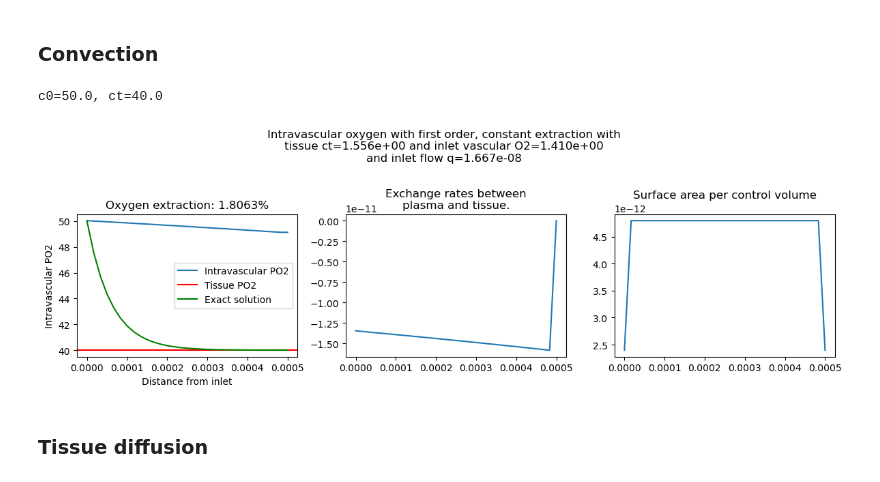
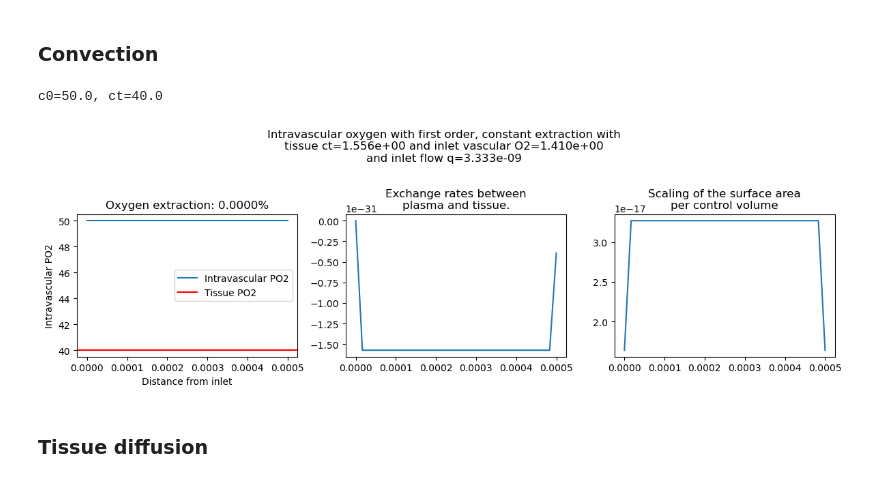
Before and after one commit to remihndz/Macular-Oxygenation, a Jupyter notebook: Oxygen-Voxel-Method/src/CleanCode.ipynb, the cells around one changed output. Cells and saved outputs as stored; diff of their text form; code cells hidden in the pictures.

```diff
--- a/Oxygen-Voxel-Method/src/CleanCode.ipynb
+++ b/Oxygen-Voxel-Method/src/CleanCode.ipynb
@@ -779,9 +441,9 @@ class ControlVolumes(object):
         vasc = find_edge(G, eType, 0)
         endo = find_edge(G, eType, 1)
         vertex_index = G.vertex_index
-        for cv, voxel in tqdm(vasc):
+        for cv, voxel in tqdm(vasc, desc="Adding vascular voxels to graph"):
             self.VAG.vp['vascular'][cv].append(vertex_index[voxel])
-        for cv, voxel in tqdm(endo):
+        for cv, voxel in tqdm(endo, desc="Adding endothelium voxels to graph"):
             self.VAG.vp['endothelium'][cv].append(vertex_index[voxel])
 
         # self.VAG.vp['endothelium'] = endo
@@ -982,10 +727,9 @@ Tissue O2 concentration (boundary condition): ctBC=1.5559999999999998
 # %%
 # Randomly oriented vessel
 # p0, p1 = np.random.random(3), np.random.random(3)
-p0 = np.array([0.0,0,0.0]) * convertMicron
-p1 = np.array([0.0,vy,0.0]) * convertMicron
+p0 = np.array([0.0,0,0.0])
+p1 = np.array([0.0,vy,0.0])
 n = (p1-p0)/np.linalg.norm(p0-p1, 2)
-r = 5 * convertMicron # The radius of the vessel
 l = np.linalg.norm(p0-p1, 2)
 k = 5
 
@@ -1000,8 +744,8 @@ VAG.vp['plexus'] = VAG.new_vertex_property("int", val=0)
 VAG.vp['sort'] = VAG.new_vertex_property('int', vals=gt.topology.topological_sort(VAG))
 
 # gt.draw.graph_draw(VAG, pos=VAG.vp['position'])
-CV = ControlVolumes(Grid(origin=(cx*convertMicron,cy*convertMicron,cz*convertMicron),
-                         sideLengths=(110*convertMicron,110*convertMicron,110*convertMicron),
+CV = ControlVolumes(Grid(origin=(cx,cy,cz),
+                         sideLengths=(lx,ly,lz),
                          shape=(50,50,50)),
                          vessels=VAG)
 
@@ -1180,12 +924,15 @@ def ConvectionMatrices(CV):
     Dout = sp.dia_matrix(((CV._vessels.get_out_degrees(CV._vessels.get_vertices())==0).astype(int), 0),
                         shape=(CV._vessels.num_vertices(), CV._vessels.num_vertices()))
     q = CV._vessels.ep['q']
-    Q = sp.dia_matrix((q.a, 0), shape=2*[CV.VAG.num_edges()])
+    Q = sp.dia_matrix((q.a, 0), shape=2*[CV._vessels.num_edges()])
+
+    l = CV._vessels.ep['length']
+    L = sp.dia_matrix((1.0/l.a, 0), shape=2*[CV._vessels.num_edges()])
+
     Min  = Din @ C1.T @ Q @ (PositivePart(-C1))
-    MOut = Dout @ C1.T @ Q @ PositivePart(C1)
-    M = sp.lil_matrix(Din.shape)
-    M = C1.T@(PositivePart(Q)@PositivePart(C1) - PositivePart(-Q)@PositivePart(-C1))
-    #M -= MOut
+    # MOut = Dout @ C1.T @ Q @ PositivePart(C1)
+    M = C1.T@(PositivePart(L@Q)@PositivePart(C1) - PositivePart(-L@Q)@PositivePart(-C1))
+    # M -= MOut
     return M.T.tocsr(), Min.T.tocsr(), Din.tocsr()
 
 # Reorder to topological order
@@ -1205,42 +952,44 @@ s = np.array([np.linalg.norm(CV._vessels.vp['position'][n]) for n in CV._vessels
 def SurfaceAreaMatrix(CV):
     # Surface area where O2 can exit the control volume
     N = np.asarray([len(l) for l in CV.VAG.vp['endothelium']])
     C1 = gt.spectral.incidence(CV._vessels).T
     S = np.where(N!=0, 1/N, 0)
     S = np.multiply(S, abs(C1.T).dot((2*np.pi*CV._vessels.ep['radius'].a)*CV._vessels.ep['length'].a))
     S = sp.spdiags([S], [0])
     return S.tocsr()
 S = SurfaceAreaMatrix(CV)
 
 # Solve
+CV._vessels.ep['q'].a *= 2
 Convection = Min + M
-IntravascularOxygen = (sp.eye(*M.shape)-0*Din)@(C2v.T@S@C2v)
-ExtravascularOxygen = (sp.eye(*M.shape)-0*Din)@C2v.T@S@C2t@tissueSurroundingKeptConstant
-IntravascularOxygen = sp.dia_matrix((2*np.pi*r*CV._vessels.ep['length'].a,0), M.shape)
-ExtravascularOxygen = ctBC * sp.dia_matrix((2*np.pi*r*CV._vessels.ep['length'].a,0), M.shape)@np.ones(M.shape[1])
+IntravascularOxygen = (sp.eye(*M.shape)-Din)@(C2v.T@S@C2v)
+ExtravascularOxygen = (sp.eye(*M.shape)-Din)@C2v.T@S@C2t@tissueSurroundingKeptConstant
+# IntravascularOxygen = sp.dia_matrix((2*np.pi*r*CV._vessels.ep['length'].a,0), M.shape)
+# ExtravascularOxygen = ctBC * sp.dia_matrix((2*np.pi*r*CV._vessels.ep['length'].a,0), M.shape)@np.ones(M.shape[1])
 
 # cv,_ = sp.linalg.gmres((Convection + Gamma_v/h_v * IntravascularOxygen), Gamma_v/h_v*ExtravascularOxygen + Min@cvBar)
-cv = sp.linalg.spsolve(Convection - Gamma_v/h_v * IntravascularOxygen, -Gamma_v/h_v*ExtravascularOxygen + Min@cvBar)
+cv = sp.linalg.spsolve(Convection - Gamma_v/h_v * IntravascularOxygen, -Gamma_v/h_v*ExtravascularOxygen + Din@Min@cvBar)
 # Gamma_v/h_v * sp.eye(cvBar.size)), Gamma_v/h_v*tissueSurroundingKeptConstant + Min@cvBar)
 # cv/=alpha
 fig = plt.figure(layout='tight', figsize=(12,4))
 plt.suptitle(f"Intravascular oxygen with first order, constant extraction with\ntissue ct={tissueSurroundingKeptConstant[0]:.3e} and inlet vascular O2={cIn:.3e}\nand inlet flow q={CV._vessels.ep['q'].a.max():.3e}")
 fig.add_subplot(131).plot(s, cv/alpha)
 # fig.add_subplot(121).semilogy(s, cv/alpha)
 plt.axhline(tissueSurroundingKeptConstant[0]/alpha_t, c='r')
-plt.plot(s, exactSol(s, c0 = cIn/alpha, ct = tissueSurroundingKeptConstant[0]/alpha_t), c='g')
+cvtrue = exactSol(s, c0 = cIn/alpha, ct = tissueSurroundingKeptConstant[0]/alpha_t)
+# plt.plot(s, cvtrue, c='g')
 plt.legend(['Intravascular PO2', 'Tissue PO2', 'Exact solution'])
 plt.title(f"Oxygen extraction: {100*(cv[0]-cv[-1])/cv[0]:.4f}%")
 plt.xlabel("Distance from inlet")
 plt.ylabel("Intravascular PO2")
-fig.add_subplot(132).plot(s, Gamma_v/h_v*(IntravascularOxygen@cv - ExtravascularOxygen))
+fig.add_subplot(132).plot(s, S*Gamma_v/h_v*(IntravascularOxygen@(cv) - ExtravascularOxygen))
 plt.title("Exchange rates between\nplasma and tissue.")
 fig.add_subplot(133).plot(s, S.data)
-plt.title("Surface area per control volume")
+plt.title("Scaling of the surface area\nper control volume")
 plt.show()
 # %% [output]
 c0=50.0, ct=40.0
-[figure, old version]
+[figure, new version]
 # %% [markdown]
 ### Tissue diffusion
 # %%
```
Also changed, not shown: parts of 22 cells of this notebook.
